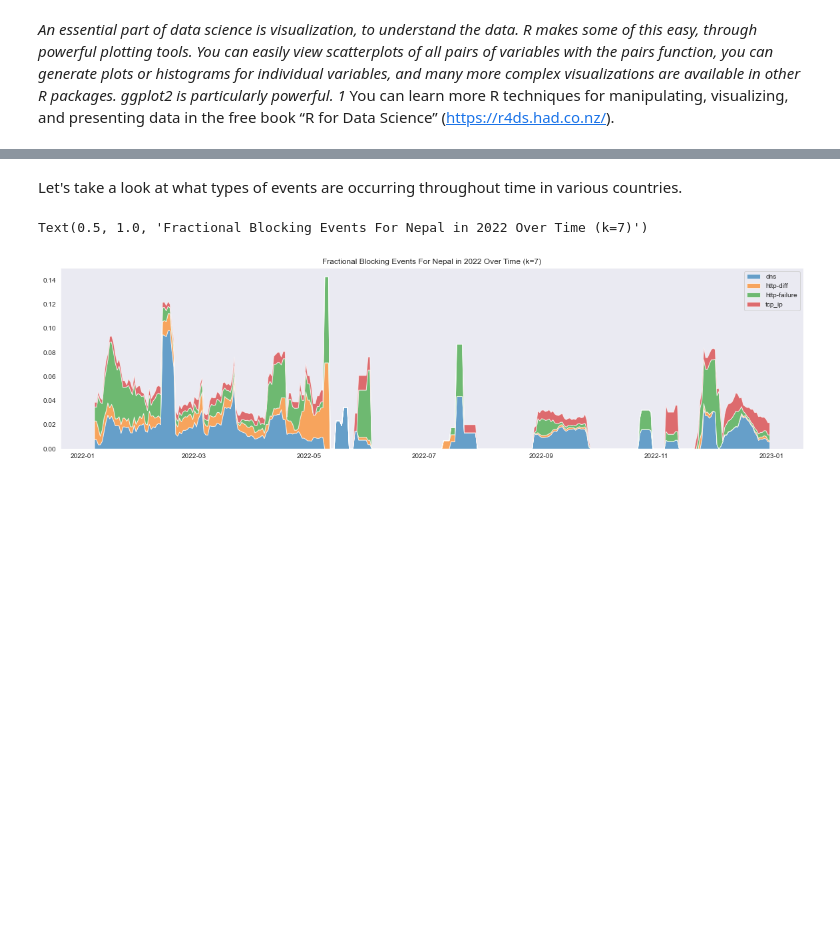
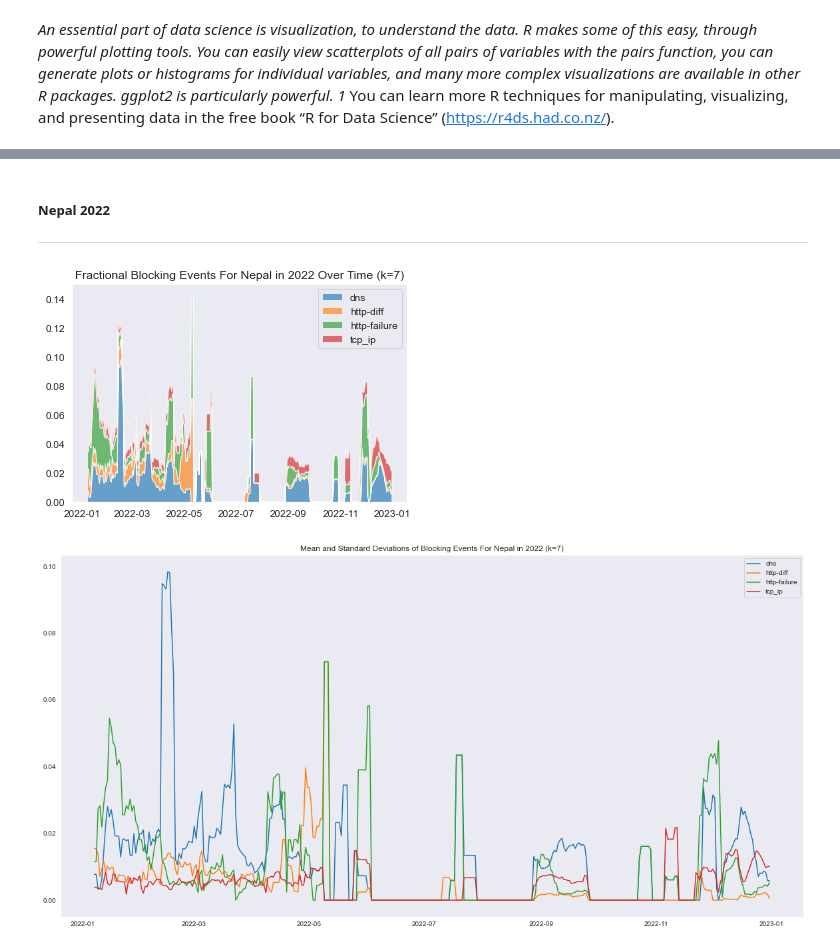
Before and after one commit to mdushkoff/OONI_DataAnalysis, a Jupyter notebook: src/FullAnalysis_JN.ipynb, the cells around one changed output, grey strips where cells are left out. Cells and saved outputs as stored; diff of their text form; code cells hidden in the pictures; blank space fills up the shorter version.

Commit message:
Updated the visualizations section, and combined everything

```diff
--- a/src/FullAnalysis_JN.ipynb
+++ b/src/FullAnalysis_JN.ipynb
@@ -250,22 +254,42 @@ for country in totals:
         d = pd.DataFrame(totals[country][year])
         tsum = d.sum(axis=1)
         fracs[country][year] =  d.div(tsum, axis=0).fillna(0)
-# %% [markdown]
-Let's take a look at what types of events are occurring throughout time in various countries.
+# %%
+def make_basic_visualization(country, year):
+    # Select a country and year
+    f = fracs[country][year]
+    f = f[f.columns[f.columns != 'False']]
+    ft = [f[c] for c in f.columns.sort_values()]
+
+    temp_country = ""
+    if country == "np":
+        temp_country = "Nepal"
+    elif country == "by":
+        temp_country = "Belarus"
+    elif country == "hr":
+        temp_country = "Croatia"
+
+    # Plot fractional events
+    plt.figure()
+    plt.rcParams['figure.figsize'] = [20, 10]
+    plt.stackplot(ft[0].index, *ft, labels=f.columns.sort_values(), alpha=0.65)
+    plt.legend()
+    plt.grid()
+    plt.title(f'Fractional Blocking Events For {temp_country} in {year} Over Time (k={k})')
+
+    plt.figure()
+    plt.rcParams['figure.figsize'] = [20, 10]
+    plt.plot(f, label=f.columns)
+    plt.legend()
+    plt.grid()
+    plt.title(f'Mean and Standard Deviations of Blocking Events For {temp_country} in {year} (k={k})')
+    plt.show()
+# %% [markdown]
+##### Nepal 2022
+
+-----------------------------------------------------------------
 # %%
-# Select a country and year
-country = 'np'
-year = '2022'
-f = fracs[country][year]
-f = f[f.columns[f.columns != 'False']]
-ft = [f[c] for c in f.columns.sort_values()]
-
-# Plot fractional events
-plt.rcParams['figure.figsize'] = [20, 5]
-plt.stackplot(ft[0].index, *ft, labels=f.columns.sort_values(), alpha=0.65)
-plt.legend()
-plt.grid()
-plt.title(f'Fractional Blocking Events For Nepal in {year} Over Time (k={k})')
+make_basic_visualization("np", "2022")
 # %% [output]
-Text(0.5, 1.0, 'Fractional Blocking Events For Nepal in 2022 Over Time (k=7)')
-[figure, old version]
+[figure, new version]
+[figure, added]
```
Also changed, not shown: parts of 107 cells of this notebook.
